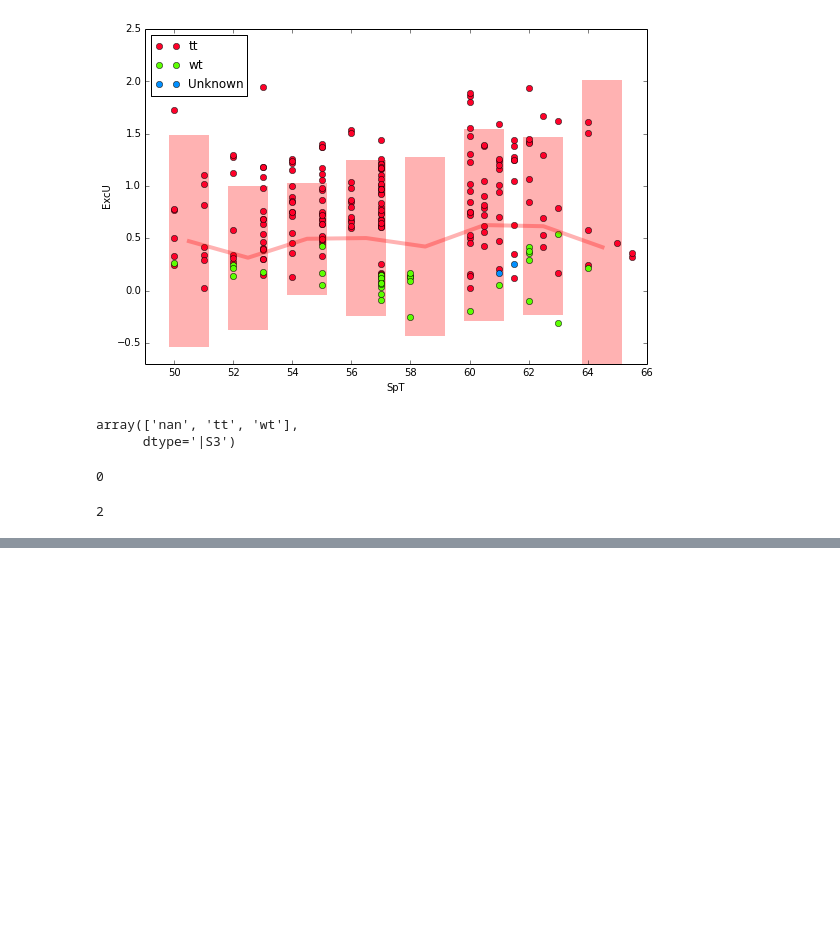
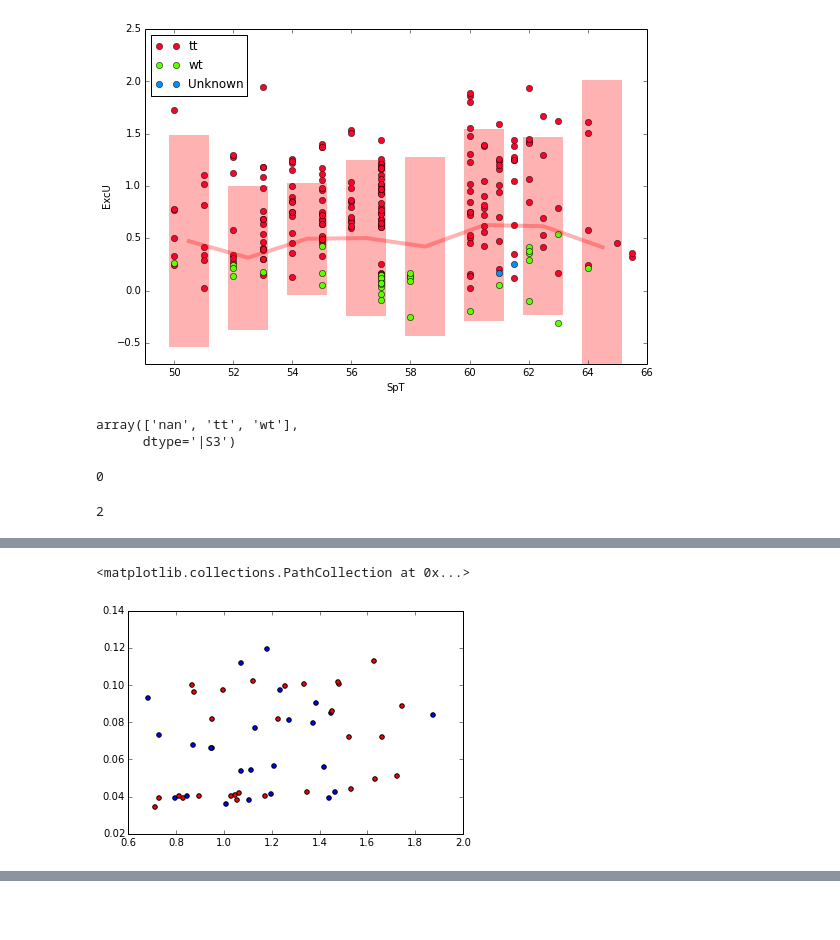
Before and after one commit to saint-germain/estrellas, a Jupyter notebook: confidenceintervals.ipynb, the cells around one changed output, grey strips where cells are left out. Drawn from its saved outputs; the diff is of its cells as text; code cells hidden in the pictures; blank space fills up the shorter version.

```diff
--- a/confidenceintervals.ipynb
+++ b/confidenceintervals.ipynb
@@ -277,0 +369,6 @@ df1.type.isnull().sum()
+# %%
+plt.scatter(UVucl,errucl[:,14])
+plt.scatter(UVlcc,errlcc[:,14],c='r')
+# %% [output]
+<matplotlib.collections.PathCollection at 0x...>
+[figure, added]
```
Also changed, not shown: parts of 56 cells of this notebook, 8 other files.
